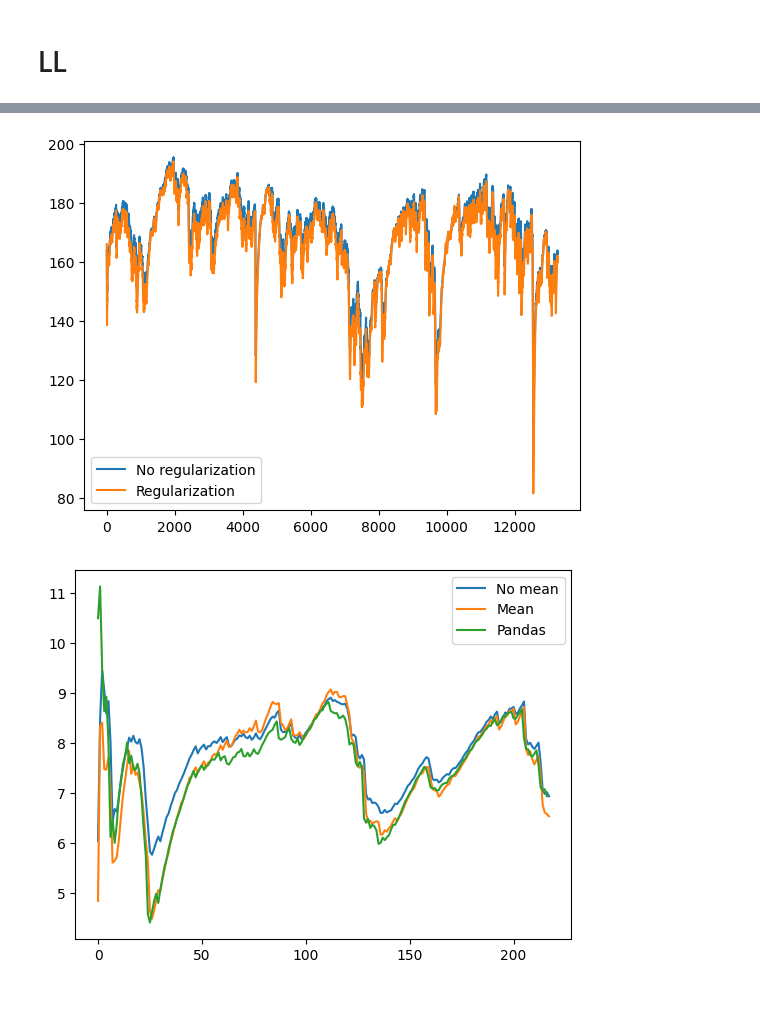
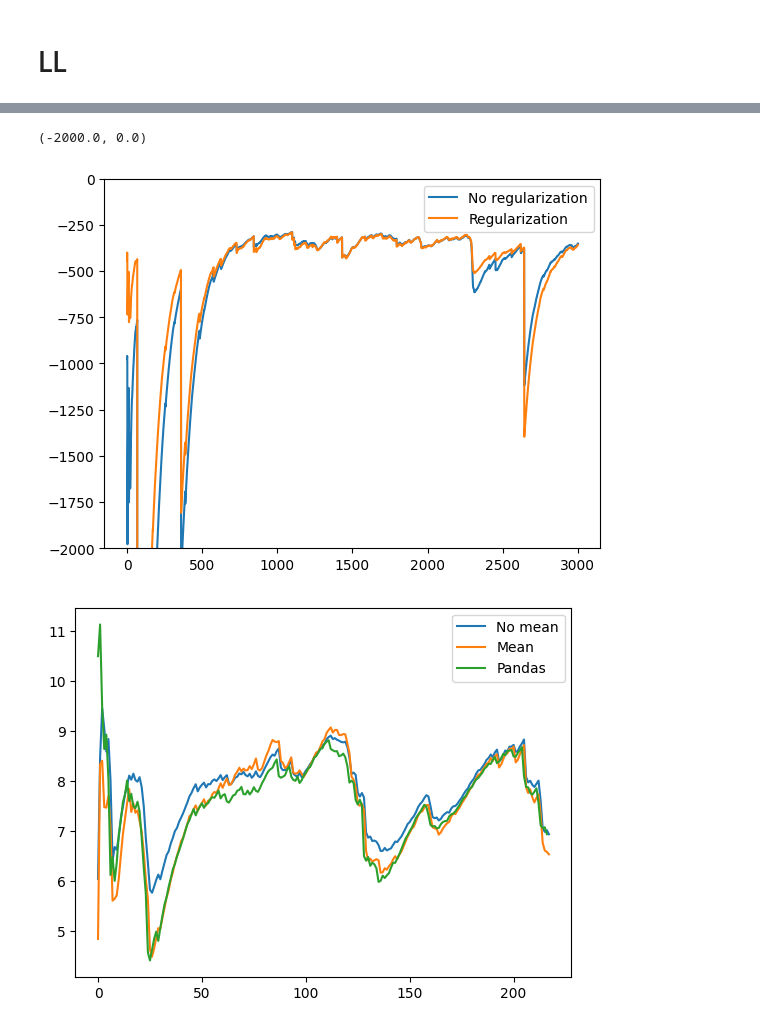
Before and after one commit to cvxgrp/cov_pred_finance, a Jupyter notebook: notebooks/playground.ipynb, the cells around one changed output, grey strips where cells are left out. Drawn from its saved outputs; the diff is of its cells as text; code cells hidden in the pictures; blank space fills up the shorter version.

```diff
--- a/notebooks/playground.ipynb
+++ b/notebooks/playground.ipynb
@@ -55,0 +102,2 @@ KeyboardInterrupt:
+# %%
+iewma = iterated_ewma(returns.loc['2010-01-01':], vola_halflife=63, cov_halflife=125, min_periods_vola=21, min_periods_cov=250, clip_at=3)
@@ -56,7 +106,11 @@ KeyboardInterrupt:
+# %%
+iewma_reg = iterated_ewma(returns.loc['2010-01-01':], vola_halflife=63, cov_halflife=123, min_periods_vola=21, min_periods_cov=250, low_rank=50, clip_at=3)
 # %% [markdown]
 # LL
 # %%
 r_temp = returns.loc[pd.Series(iewma).index].values[1:]
+times = pd.Series(iewma).index[1:]
 Sigmas_temp = np.stack([iewma[t].values for t in iewma.keys()])[:-1]
 
-ll = log_likelihood(r_temp, Sigmas_temp, means=None)
+ll = log_likelihood(r_temp*100, Sigmas_temp*10000, means=None)
+ll = pd.Series(ll, index=times)
@@ -63,5 +133,7 @@ ll = log_likelihood(r_temp, Sigmas_temp, means=None)
 # %%
 r_temp = returns.loc[pd.Series(iewma_reg).index].values[1:]
+times = pd.Series(iewma_reg).index[1:]
 Sigmas_temp = np.stack([iewma_reg[t].values for t in iewma_reg.keys()])[:-1]
 
-ll_reg = log_likelihood(r_temp, Sigmas_temp)
+ll_reg = log_likelihood(r_temp*100, Sigmas_temp*10000)
+ll_reg = pd.Series(ll_reg, index=times)
@@ -68,9 +148,11 @@ ll_reg = log_likelihood(r_temp, Sigmas_temp)
 # %%
-plt.plot(ewma(ll,21), label="No regularization")
-plt.plot(ewma(ll_reg,21), label="Regularization")
+plt.plot(ewma(ll,63), label="No regularization")
+plt.plot(ewma(ll_reg,63), label="Regularization")
 plt.legend();
+plt.ylim(-2000,0)
 # %% [output]
+(-2000.0, 0.0)
-[figure, old version]
+[figure, new version]
 # %%
 test = _regularize_correlation(Rs, 3)
 # %%
```
Also changed, not shown: parts of 11 cells of this notebook, 7 other files.
